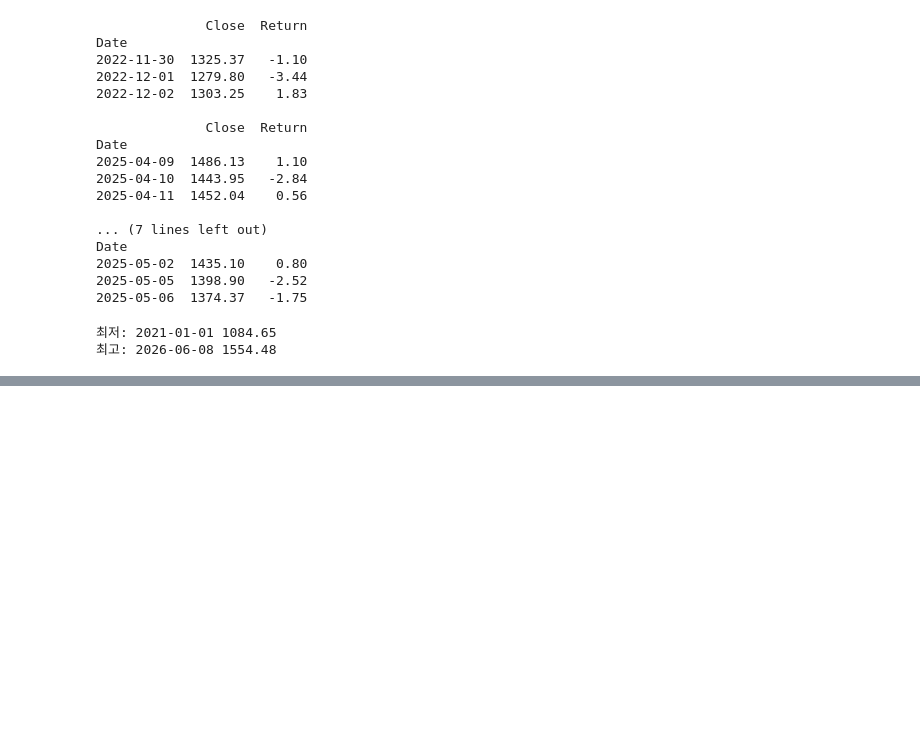
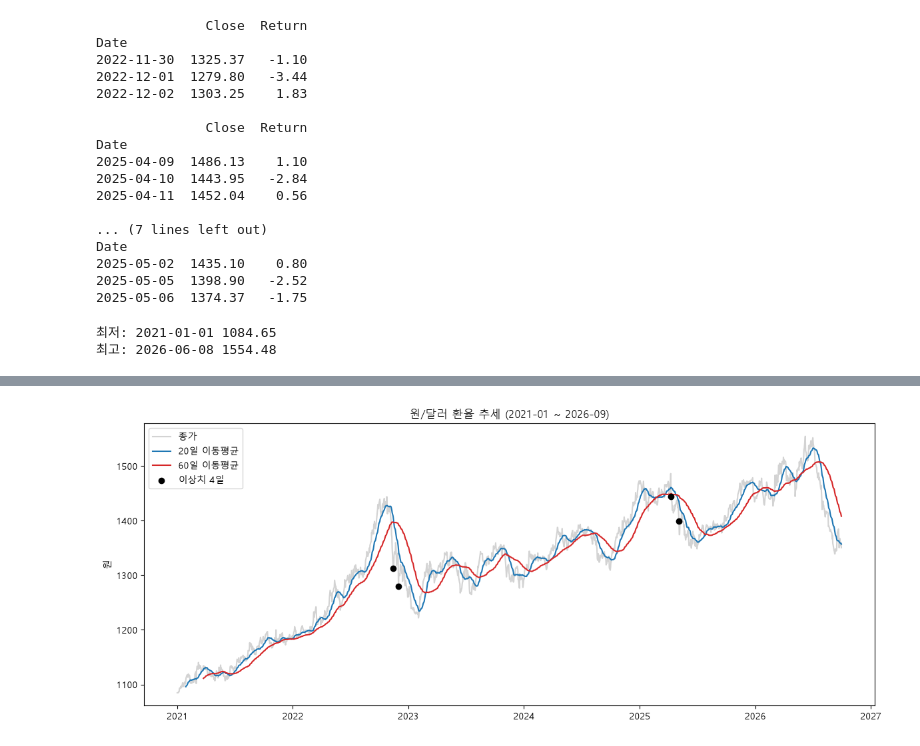
Before and after one commit to N-andyradio/usdkrw-exchange-rate-analysis, a Jupyter notebook: analysis.ipynb, the cells around one changed output, grey strips where cells are left out. Drawn from its saved outputs; the diff is of its cells as text; code cells hidden in the pictures; blank space fills up the shorter version.

```diff
--- a/analysis.ipynb
+++ b/analysis.ipynb
@@ -138,0 +167,27 @@ s.to_csv("data/usdkrw_clean.csv")
+# %%
+import os
+import matplotlib.pyplot as plt
+
+plt.rcParams["font.family"] = "Malgun Gothic"
+plt.rcParams["axes.unicode_minus"] = False
+os.makedirs("images", exist_ok=True)
+
+outlier_dates = pd.to_datetime(["2022-11-14", "2022-12-01", "2025-04-10", "2025-05-05"])
+
+close = s["Close"]
+ma20 = close.rolling(20).mean()
+ma60 = close.rolling(60).mean()
+
+fig, ax = plt.subplots(figsize=(12, 5))
+ax.plot(close.index, close, color="lightgray", label="종가")
+ax.plot(ma20.index, ma20, color="tab:blue", label="20일 이동평균")
+ax.plot(ma60.index, ma60, color="tab:red", label="60일 이동평균")
+ax.scatter(outlier_dates, close.loc[outlier_dates], color="black", zorder=3, label="이상치 4일")
+ax.set_title("원/달러 환율 추세 (2021-01 ~ 2026-09)")
+ax.set_ylabel("원")
+ax.legend()
+fig.tight_layout()
+fig.savefig("images/01_trend_moving_average.png", dpi=150)
+plt.show()
+# %% [output]
+[figure, added]
```
Also changed, not shown: parts of 4 cells of this notebook, 2 other files.
